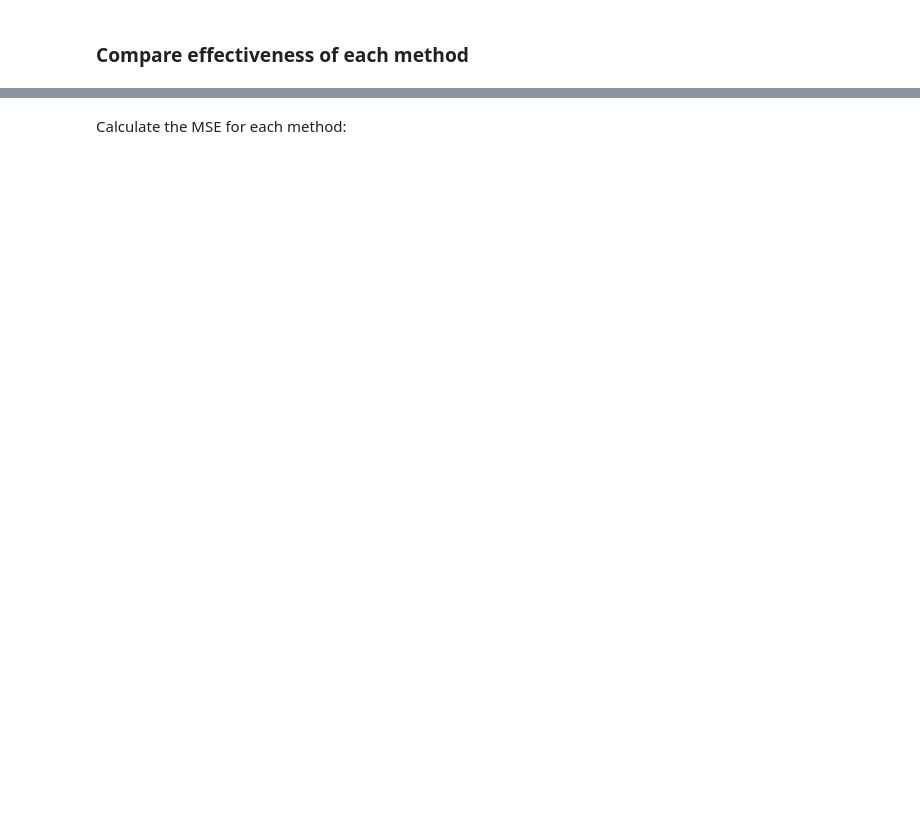
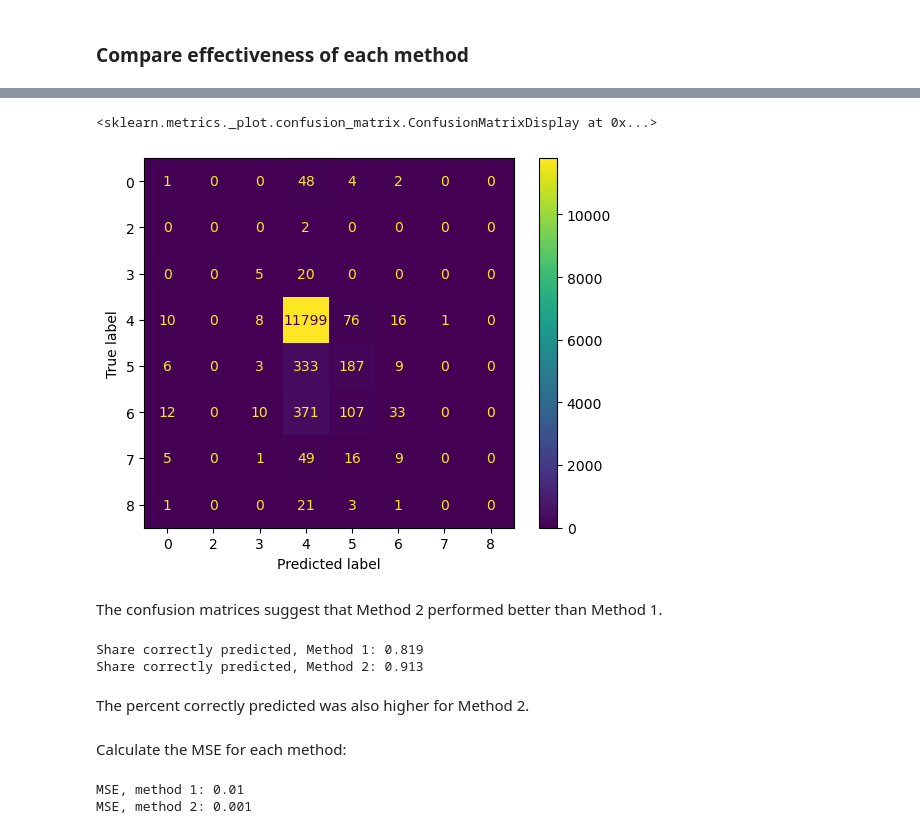
Before and after one commit to 583-dsdt-team/old-pic-tool, a Jupyter notebook: example/compare_detection_methods.ipynb, the cells around one changed output, grey strips where cells are left out. Cells and saved outputs as stored; diff of their text form; code cells hidden in the pictures; blank space fills up the shorter version.

```diff
--- a/example/compare_detection_methods.ipynb
+++ b/example/compare_detection_methods.ipynb
@@ -155,0 +194,12 @@ done with colorizea_04.jpg
+# %%
+# gather names of the colorized photos and file paths
+imgpaths_colorized = []
+imgnames_colorized = []
+for file in os.listdir(folder + '/colorized'):
+    if not file.startswith('.'):
+        imgpaths_colorized.append(os.path.join(folder + '/colorized', file))
+        imgnames_colorized.append(file)
+imgpaths_colorized = np.sort(imgpaths_colorized)
+imgnames_colorized = np.sort(imgnames_colorized)
+print(imgpaths_colorized)
+print(imgnames_colorized)
@@ -218,8 +311,28 @@ ValueError: true needs column named 0
 # %%
-conf_matrix(true=true_df, pred=m2pred_df).plot()
+conf_matrix.conf_matrix(true=true_df_final, pred=m2pred_df_final).plot()
+# %% [output]
+<sklearn.metrics._plot.confusion_matrix.ConfusionMatrixDisplay at 0x...>
+[figure, added]
+# %% [markdown]
+The confusion matrices suggest that Method 2 performed better than Method 1.
+# %%
+print('Share correctly predicted, Method 1: ' +
+      str(round(pcp.pcp(true = true_df_final, pred = m1pred_df_final), 3)))
+print('Share correctly predicted, Method 2: ' +
+      str(round(pcp.pcp(true = true_df_final, pred = m2pred_df_final), 3)))
+# %% [output]
+Share correctly predicted, Method 1: 0.819
+Share correctly predicted, Method 2: 0.913
+# %% [markdown]
+The percent correctly predicted was also higher for Method 2.
 # %% [markdown]
 Calculate the MSE for each method:
 # %%
-print(mse(true=true_df, pred=m1pred_df, bybin=False))
-print(mse(true=true_df, pred=m2pred_df, bybin=False))
+print('MSE, method 1: ' +
+      str(round(mse.mse(true=true_df_final, pred=m1pred_df_final, bybin=False), 3)))
+print('MSE, method 2: ' +
+      str(round(mse.mse(true=true_df_final, pred=m2pred_df_final, bybin=False), 3)))
+# %% [output]
+MSE, method 1: 0.01
+MSE, method 2: 0.001
 # %% [markdown]
```
Also changed, not shown: parts of 31 cells of this notebook.
